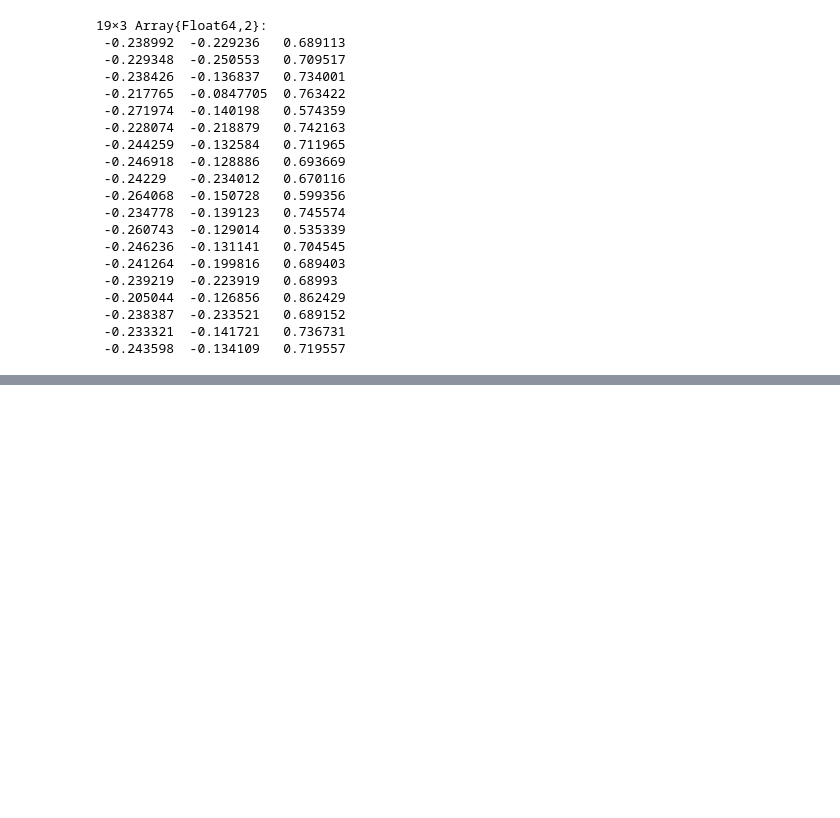
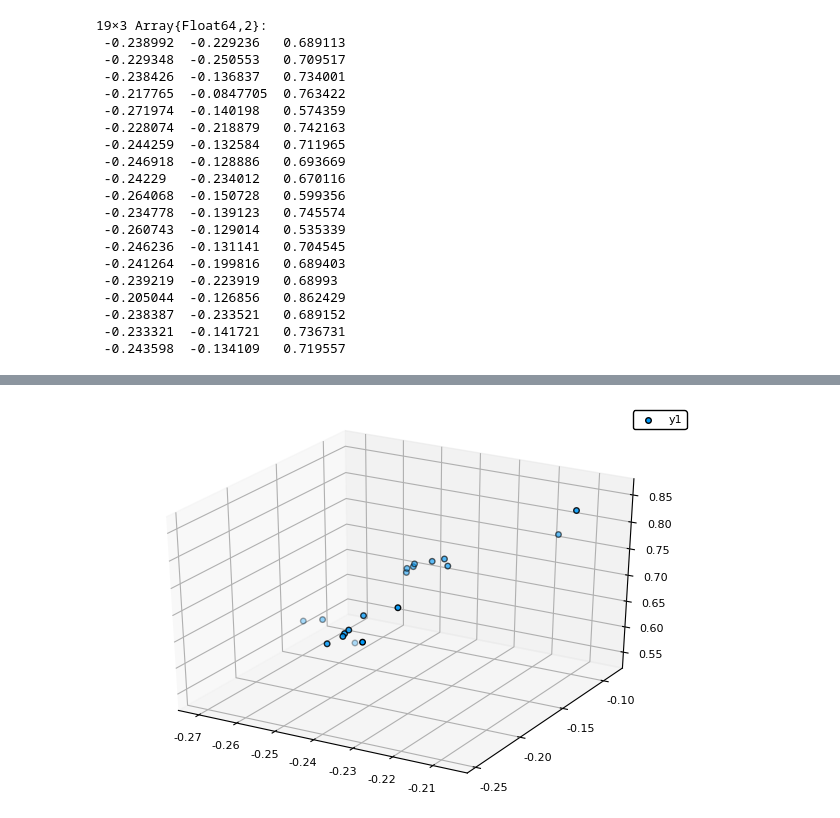
Before and after one commit to artykbayevk/FeatureCorrespondences, a Jupyter notebook: notebooks/3D Reconstruction.ipynb, the cells around one changed output, grey strips where cells are left out. Drawn from its saved outputs; the diff is of its cells as text; code cells hidden in the pictures; blank space fills up the shorter version.

```diff
--- a/notebooks/3D Reconstruction.ipynb
+++ b/notebooks/3D Reconstruction.ipynb
@@ -233,7 +236,7 @@ py"scene.fundamental_matrix()"
 py"scene.essential_matrix()"
 py"scene._find_camera_matrices_rt()"
 py"scene.triangulation()"
-py"scene.pts3D"
+_3d_points = py"scene.pts3D"
 # %% [output]
 19×3 Array{Float64,2}:
  -0.238992  -0.229236   0.689113
@@ -257,0 +272,4 @@ py"scene.pts3D"
+# %%
+Plots.scatter(_3d_points[:,1], _3d_points[:,2], _3d_points[:,3])
+# %% [output]
+[figure, added]
```
Also changed, not shown: parts of 5 cells of this notebook, 1 other file.
